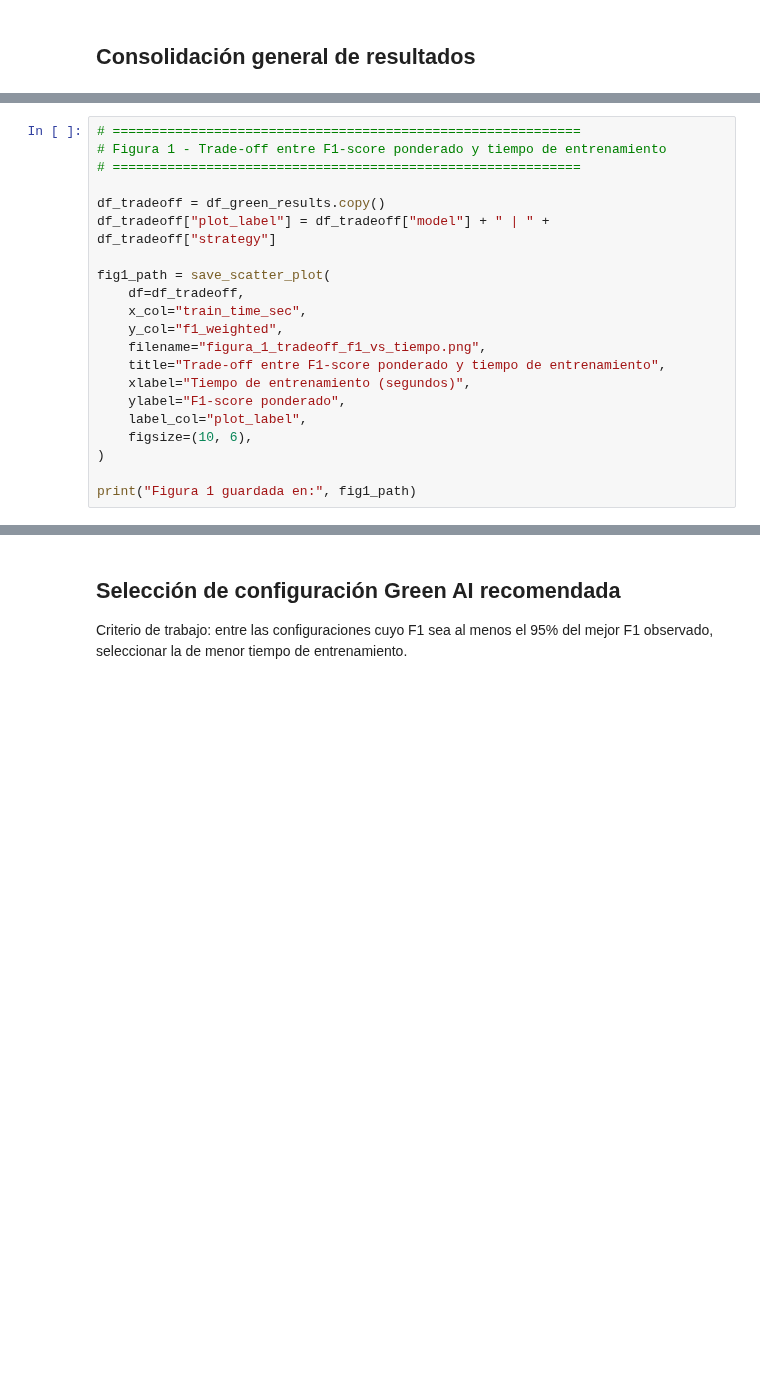
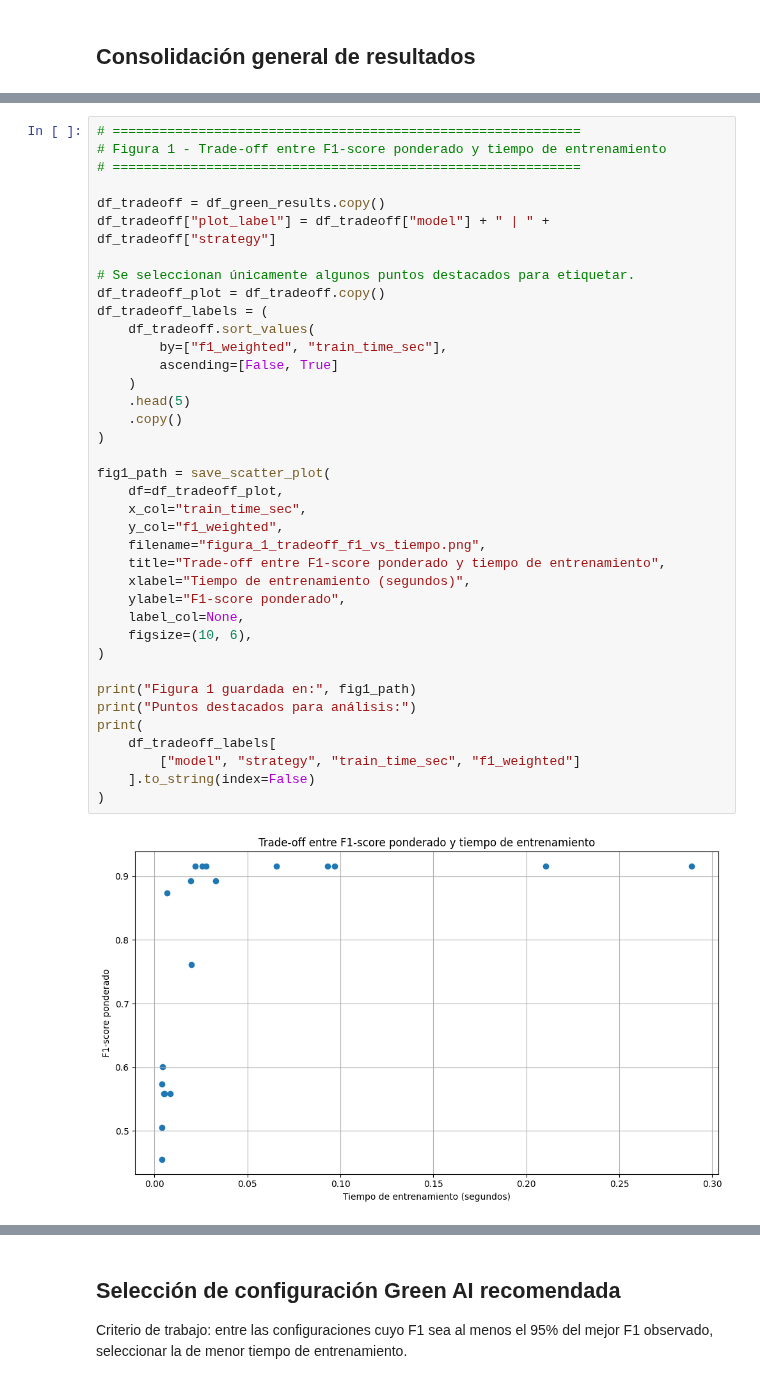
Before and after one commit to edjnolasco/transport-ml-rd, a Jupyter notebook: notebooks/practica3_transporte_greenai_colab.ipynb, the cells around one changed output, grey strips where cells are left out. Drawn from its saved outputs; the diff is of its cells as text; blank space fills up the shorter version.

```diff
--- a/notebooks/practica3_transporte_greenai_colab.ipynb
+++ b/notebooks/practica3_transporte_greenai_colab.ipynb
@@ -836,21 +844,40 @@ print("Carpeta de figuras:", FIGURES_DIR)
 # %%
 # ============================================================
 # Figura 1 - Trade-off entre F1-score ponderado y tiempo de entrenamiento
 # ============================================================
 
 df_tradeoff = df_green_results.copy()
 df_tradeoff["plot_label"] = df_tradeoff["model"] + " | " + df_tradeoff["strategy"]
 
+# Se seleccionan únicamente algunos puntos destacados para etiquetar.
+df_tradeoff_plot = df_tradeoff.copy()
+df_tradeoff_labels = (
+    df_tradeoff.sort_values(
+        by=["f1_weighted", "train_time_sec"],
+        ascending=[False, True]
+    )
+    .head(5)
+    .copy()
+)
+
 fig1_path = save_scatter_plot(
-    df=df_tradeoff,
+    df=df_tradeoff_plot,
     x_col="train_time_sec",
     y_col="f1_weighted",
     filename="figura_1_tradeoff_f1_vs_tiempo.png",
     title="Trade-off entre F1-score ponderado y tiempo de entrenamiento",
     xlabel="Tiempo de entrenamiento (segundos)",
     ylabel="F1-score ponderado",
-    label_col="plot_label",
+    label_col=None,
     figsize=(10, 6),
 )
 
 print("Figura 1 guardada en:", fig1_path)
+print("Puntos destacados para análisis:")
+print(
+    df_tradeoff_labels[
+        ["model", "strategy", "train_time_sec", "f1_weighted"]
+    ].to_string(index=False)
+)
+# %% [output]
+[figure, added]
```
Also changed, not shown: parts of 22 cells of this notebook.
